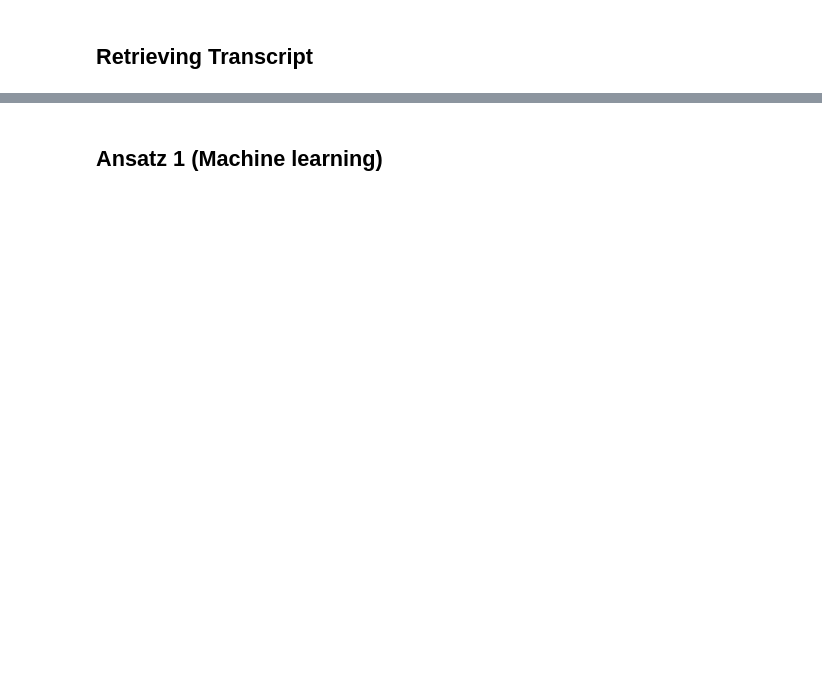
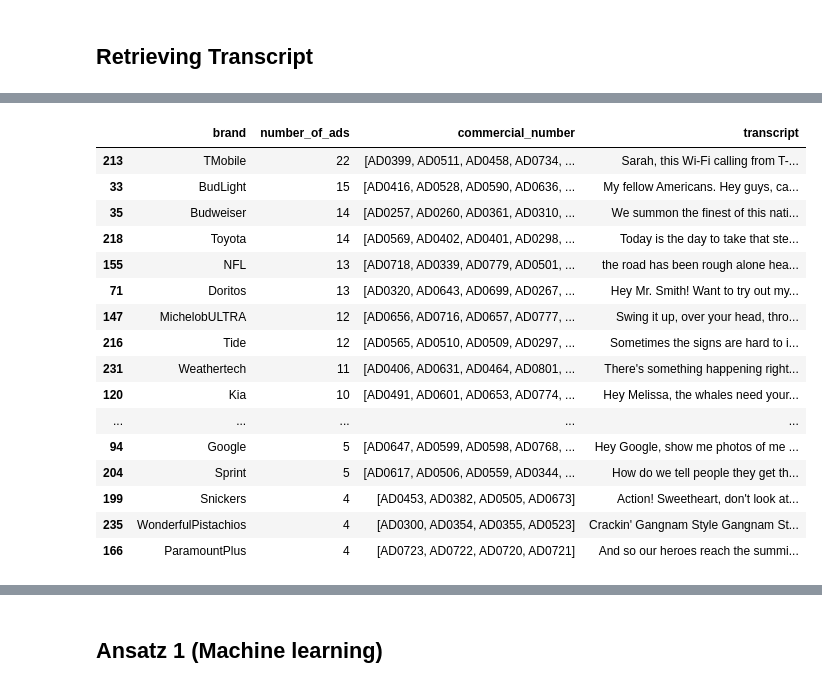
Before and after one commit to NilsLeo/Commercial-Brand-Differentiating-Message-Analysis, a Jupyter notebook: Neues_Projekt/BDM_Detection.ipynb, the cells around one changed output, grey strips where cells are left out. Saved outputs shown, nothing was run; the diff lists cells and outputs as text; code cells hidden in the pictures; blank space fills up the shorter version.

```diff
--- a/Neues_Projekt/BDM_Detection.ipynb
+++ b/Neues_Projekt/BDM_Detection.ipynb
@@ -58,18 +244,37 @@ ad_df.head(30)
 # %%
-brand_df = ad_df.groupby('brand').agg({
-    'transcript': lambda x: '\n\n'.join(str(t) for t in x if pd.notna(t)),
-    'commercial_number': lambda x: list(x),  # collect all ad numbers
-}).reset_index()
+# # ## Extract most frequent Keywords for each Brand from transcript
+# brand_df = ad_df.groupby('brand').agg({
+#     'transcript': lambda x: '\n\n'.join(str(t) for t in x if pd.notna(t)),
+#     'commercial_number': lambda x: list(x),  # collect all ad numbers
+# }).reset_index()
 
-# Add number of ads column
-brand_df['number_of_ads'] = brand_df['commercial_number'].str.len()
+# # Add number of ads column
+# brand_df['number_of_ads'] = brand_df['commercial_number'].str.len()
 
-# Reorder columns and sort by number_of_ads
-brand_df = brand_df[['brand', 'number_of_ads', 'commercial_number', 'transcript']].sort_values(
-    by='number_of_ads',
-    ascending=False
-)
-brand_df.head(30)
+# # Reorder columns and sort by number_of_ads
+# brand_df = brand_df[['brand', 'number_of_ads', 'commercial_number', 'transcript']].sort_values(
+#     by='number_of_ads',
+#     ascending=False
+# )
+# brand_df.head(30)
+# %% [output]
+|  | brand | number_of_ads | commercial_number | transcript |
+| 213 | TMobile | 22 | [AD0399, AD0511, AD0458, AD0734, ... | Sarah, this Wi-Fi calling from T-... |
+| 33 | BudLight | 15 | [AD0416, AD0528, AD0590, AD0636, ... | My fellow Americans. Hey guys, ca... |
+| 35 | Budweiser | 14 | [AD0257, AD0260, AD0361, AD0310, ... | We summon the finest of this nati... |
+| 218 | Toyota | 14 | [AD0569, AD0402, AD0401, AD0298, ... | Today is the day to take that ste... |
+| 155 | NFL | 13 | [AD0718, AD0339, AD0779, AD0501, ... | the road has been rough alone hea... |
+| 71 | Doritos | 13 | [AD0320, AD0643, AD0699, AD0267, ... | Hey Mr. Smith! Want to try out my... |
+| 147 | MichelobULTRA | 12 | [AD0656, AD0716, AD0657, AD0777, ... | Swing it up, over your head, thro... |
+| 216 | Tide | 12 | [AD0565, AD0510, AD0509, AD0297, ... | Sometimes the signs are hard to i... |
+| 231 | Weathertech | 11 | [AD0406, AD0631, AD0464, AD0801, ... | There's something happening right... |
+| 120 | Kia | 10 | [AD0491, AD0601, AD0653, AD0774, ... | Hey Melissa, the whales need your... |
+| ... | ... | ... | ... | ... |
+| 94 | Google | 5 | [AD0647, AD0599, AD0598, AD0768, ... | Hey Google, show me photos of me ... |
+| 204 | Sprint | 5 | [AD0617, AD0506, AD0559, AD0344, ... | How do we tell people they get th... |
+| 199 | Snickers | 4 | [AD0453, AD0382, AD0505, AD0673] | Action! Sweetheart, don't look at... |
+| 235 | WonderfulPistachios | 4 | [AD0300, AD0354, AD0355, AD0523] | Crackin' Gangnam Style Gangnam St... |
+| 166 | ParamountPlus | 4 | [AD0723, AD0722, AD0720, AD0721] | And so our heroes reach the summi... |
 # %%
 import nltk
 from nltk.tokenize import word_tokenize
```
Also changed, not shown: parts of 14 cells of this notebook.
